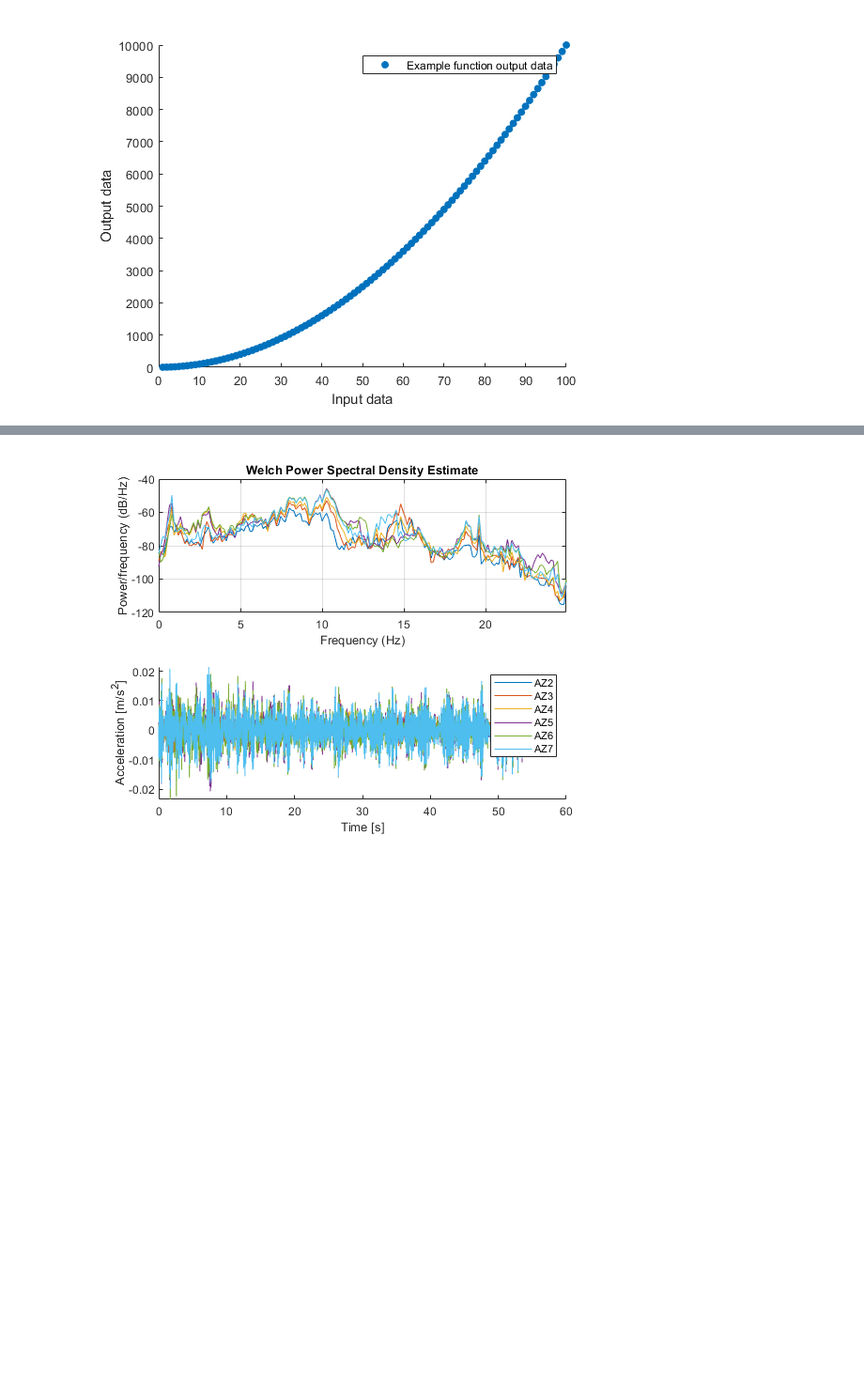
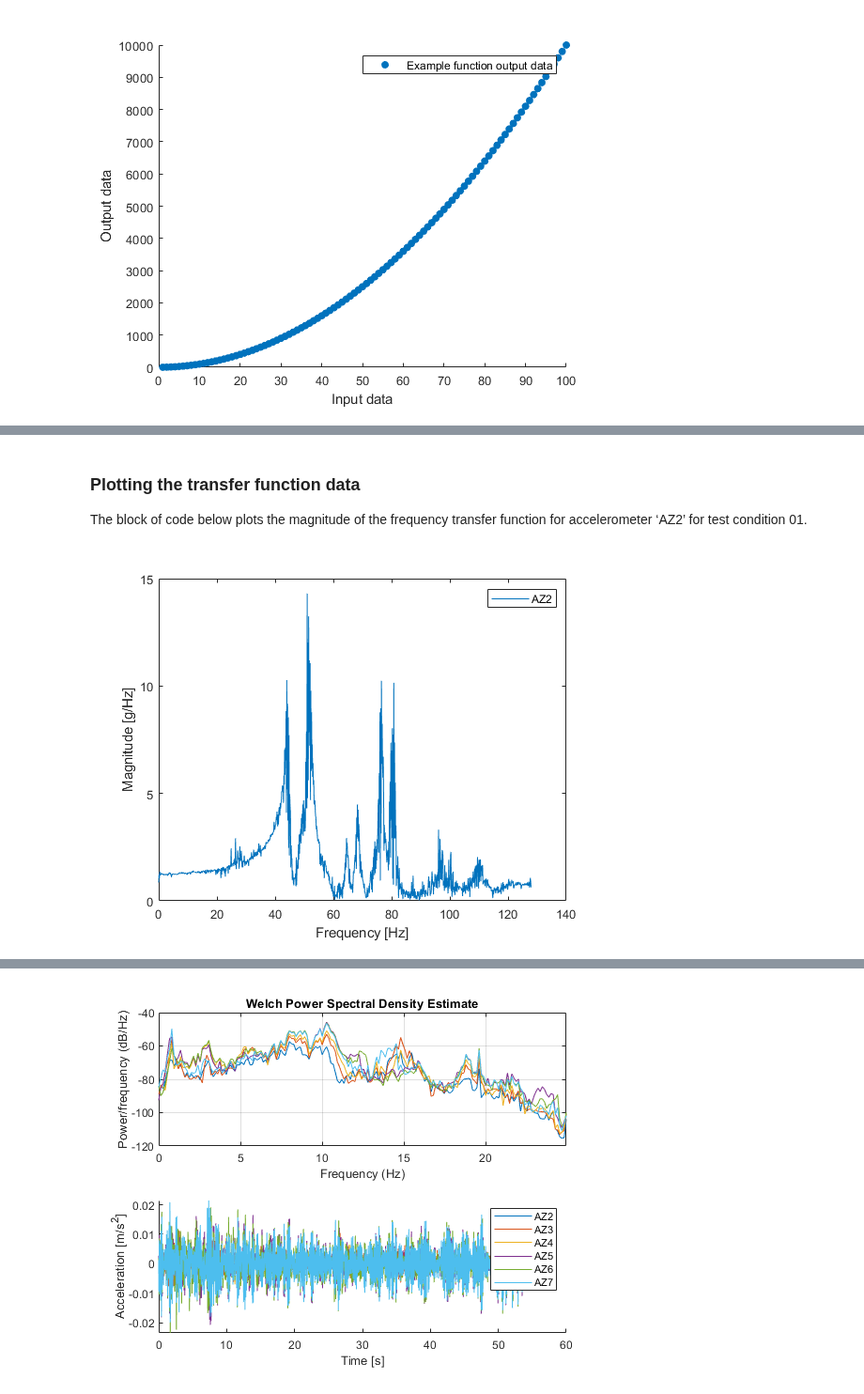
Before and after one commit to zwynne/EDACAB, a Jupyter notebook: DeepNote_MATLAB_templates/EDACAB_MATLAB_Shaker_table_notebook_template.ipynb, the cells around one changed output, grey strips where cells are left out. Shown at 94% size. Drawn from its saved outputs; the diff is of its cells as text; code cells hidden in the pictures; blank space fills up the shorter version.

Commit message:
Update deepnote MATLAB template for shaker table data

```diff
--- a/DeepNote_MATLAB_templates/EDACAB_MATLAB_Shaker_table_notebook_template.ipynb
+++ b/DeepNote_MATLAB_templates/EDACAB_MATLAB_Shaker_table_notebook_template.ipynb
@@ -101,0 +102,6 @@ This data is divided into four seperate datasets, each corresponding to one of t
+# %%
+url = "https://edacab.readthedocs.io/en/latest/Welcome_page_and_tutorials/_static/TF_working_condition_01.csv";
+
+data = readtable(url);
+data = renamevars(data,['Frequency_Hz_'],['Frequency [Hz]']);
+disp(data.Properties.VariableNames)
@@ -101,0 +118,14 @@ This data is divided into four seperate datasets, each corresponding to one of t
+# %% [markdown]
+### Plotting the transfer function data
+The block of code below plots the magnitude of the frequency transfer function for accelerometer ‘AZ2’ for test condition 01.
+# %%
+figure
+subplot()
+channel = 'AZ2';
+plot(data{:,'Frequency [Hz]'},data{:,channel});
+
+legend(channel)
+xlabel('Frequency [Hz]')
+ylabel('Magnitude [g/Hz]')
+# %% [output]
+[figure, added]
```
Also changed, not shown: parts of 13 cells of this notebook, 2 other files.
